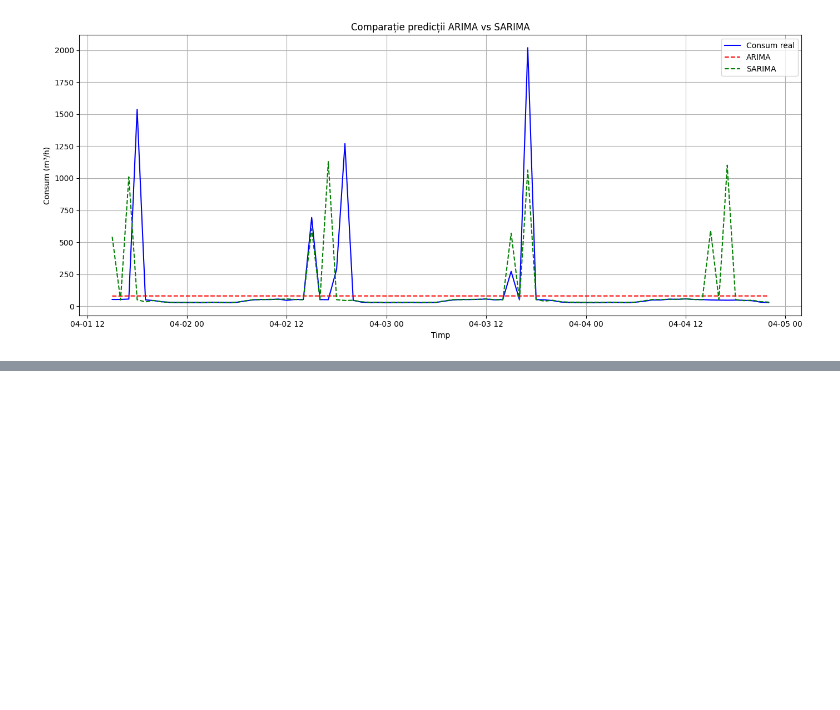
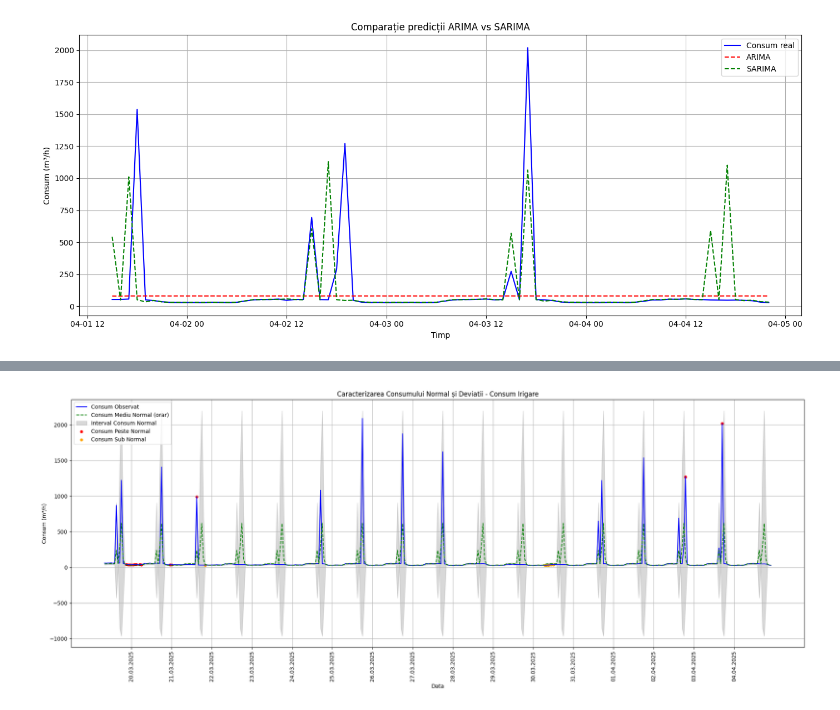
Before and after one commit to snnack123/WaterConsumption, a Jupyter notebook: water consumption/ProcessCSVs.ipynb, the cells around one changed output, grey strips where cells are left out. Drawn from its saved outputs; the diff is of its cells as text; code cells hidden in the pictures; blank space fills up the shorter version.

```diff
--- a/water consumption/ProcessCSVs.ipynb
+++ b/water consumption/ProcessCSVs.ipynb
@@ -343,0 +411,64 @@ SARIMA RMSE: 325.92
+# %%
+import pandas as pd
+import numpy as np
+import matplotlib.pyplot as plt
+
+# 1. Citim fișierul
+df = pd.read_csv("procesat_consum_irigare.csv")
+df["x"] = pd.to_datetime(df["x"])
+df.set_index("x", inplace=True)
+df = df.sort_index()
+
+# 2. Extragem ora
+df["Hour"] = df.index.hour
+
+# 3. Construim profilul orar
+hourly_profile = df.groupby("Hour")["y"].agg(["mean", "std"])
+
+# 4. Adăugăm pragurile per oră
+df["mean"] = df["Hour"].map(hourly_profile["mean"])
+df["std"] = df["Hour"].map(hourly_profile["std"])
+
+df["upper_threshold"] = df["mean"] + 2 * df["std"]
+df["lower_threshold"] = df["mean"] - 2 * df["std"]
+
+# 5. Clasificăm deviațiile
+df["deviation_type"] = np.where(
+    df["y"] > df["upper_threshold"], "Above Normal",
+    np.where(df["y"] < df["lower_threshold"], "Below Normal", "Normal")
+)
+
+# 6. Vizualizare
+plt.figure(figsize=(20, 8))
+
+plt.plot(df.index, df["y"], label="Consum Observat", color="blue")
+plt.plot(df.index, df["mean"], label="Consum Mediu Normal (orar)", color="green", linestyle="--")
+
+plt.fill_between(df.index, df["lower_threshold"], df["upper_threshold"],
+                 color="gray", alpha=0.3, label="Interval Consum Normal")
+
+above = df[df["deviation_type"] == "Above Normal"]
+below = df[df["deviation_type"] == "Below Normal"]
+
+plt.scatter(above.index, above["y"], color="red", s=20, label="Consum Peste Normal")
+plt.scatter(below.index, below["y"], color="orange", s=20, label="Consum Sub Normal")
+
+plt.title("Caracterizarea Consumului Normal și Deviatii - Consum Irigare")
+plt.xlabel("Data")
+plt.ylabel("Consum (m³/h)")
+plt.legend()
+plt.grid(True)
+
+# Etichete axa X: fiecare zi vizibilă
+tick_positions = df[df.index.hour == 0].index
+tick_labels = [x.strftime("%d.%m.%Y") for x in tick_positions]
+
+plt.xticks(tick_positions, tick_labels, rotation=90)
+
+plt.tight_layout()
+plt.show()
+
+# 7. Export fișier final
+df.to_csv("caracterizare_consum_normal_consum_irigare.csv")
+# %% [output]
+[figure, added]
```
Also changed, not shown: parts of 7 cells of this notebook, 49 other files.
